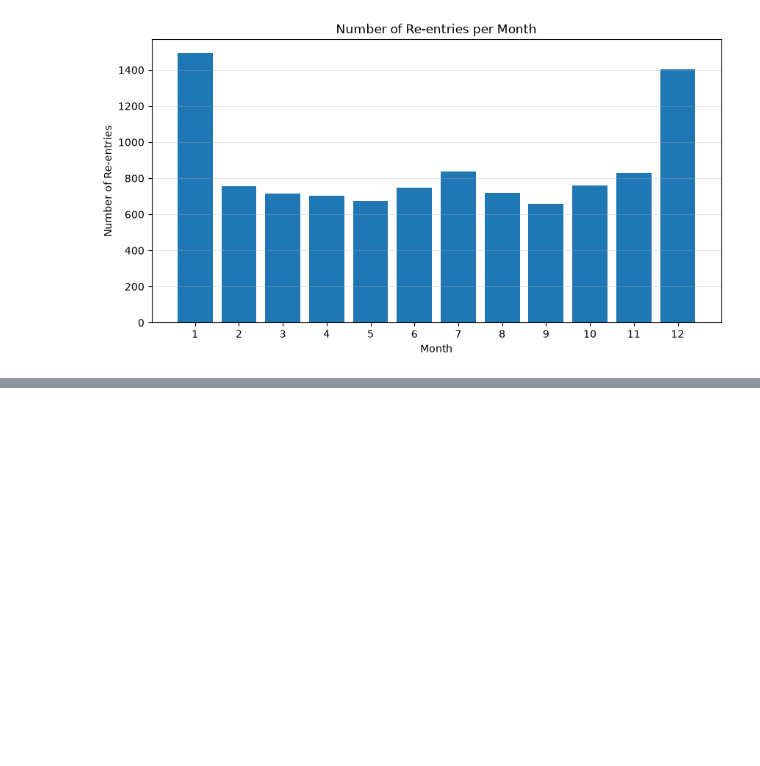
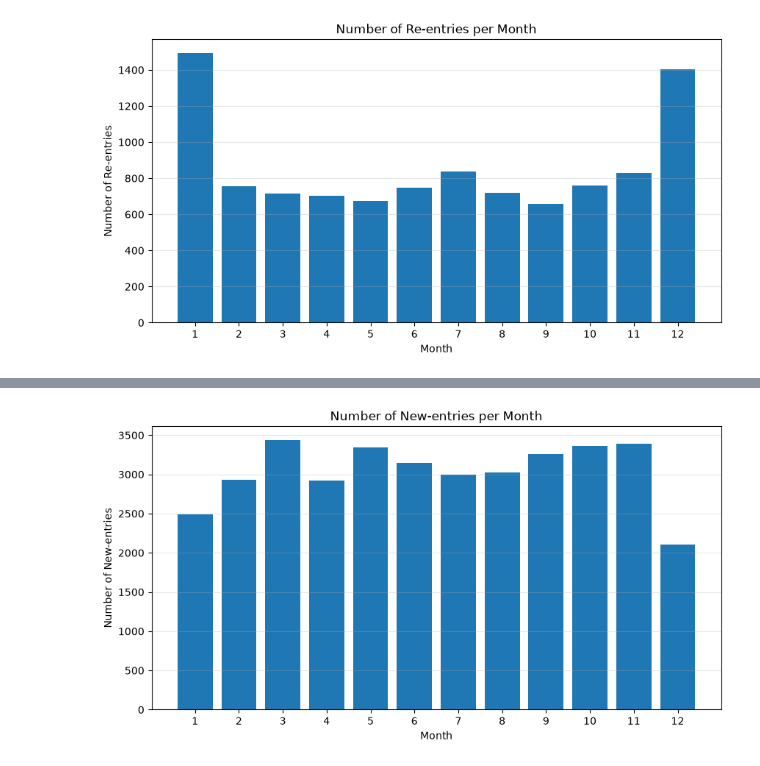
Before and after one commit to Sabrinalyst/what-happened-to-music, a Jupyter notebook: notebooks/04_chart_analysis.ipynb, the cells around one changed output, grey strips where cells are left out. Saved outputs shown, nothing was run; the diff lists cells and outputs as text; code cells hidden in the pictures; blank space fills up the shorter version.

```diff
--- a/notebooks/04_chart_analysis.ipynb
+++ b/notebooks/04_chart_analysis.ipynb
@@ -522,0 +836,8 @@ re_entry_history.head()
+# %%
+new_per_month = (new_entry_history
+                .groupby('Month')
+                .size()
+                .rename('number_new_entries')
+                )
+
+new_per_month
@@ -522,0 +859,19 @@ re_entry_history.head()
+# %%
+# New-entries per Month
+
+plt.figure(figsize=(10, 5))
+
+plt.bar(new_per_month.index,
+        new_per_month.values)
+
+plt.title('Number of New-entries per Month')
+plt.xlabel('Month')
+plt.ylabel('Number of New-entries')
+
+plt.xticks(range(1, 13))
+
+plt.grid(axis='y', alpha=0.3)
+
+plt.show()
+# %% [output]
+[figure, added]
```
Also changed, not shown: parts of 43 cells of this notebook, 1 other file.
